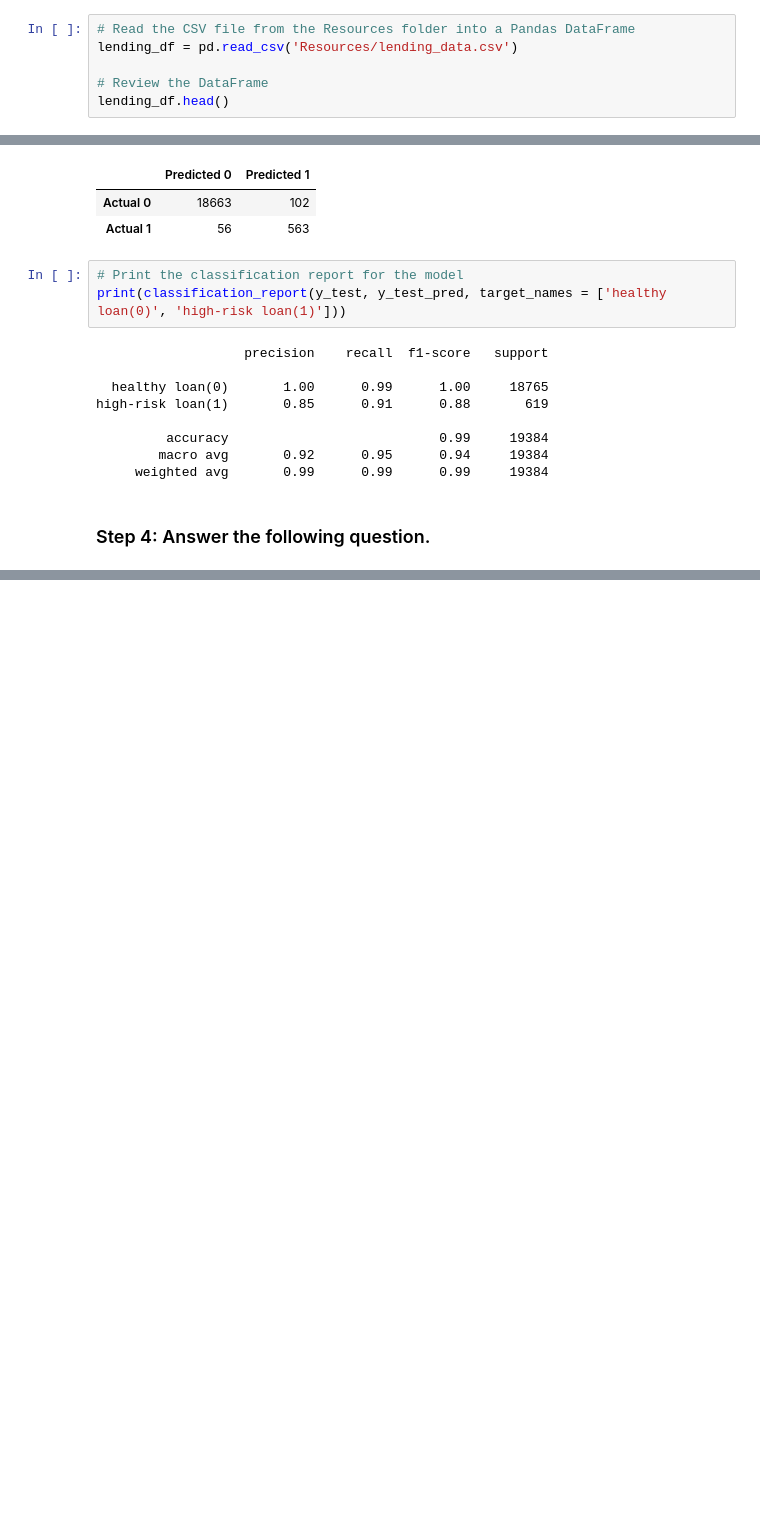
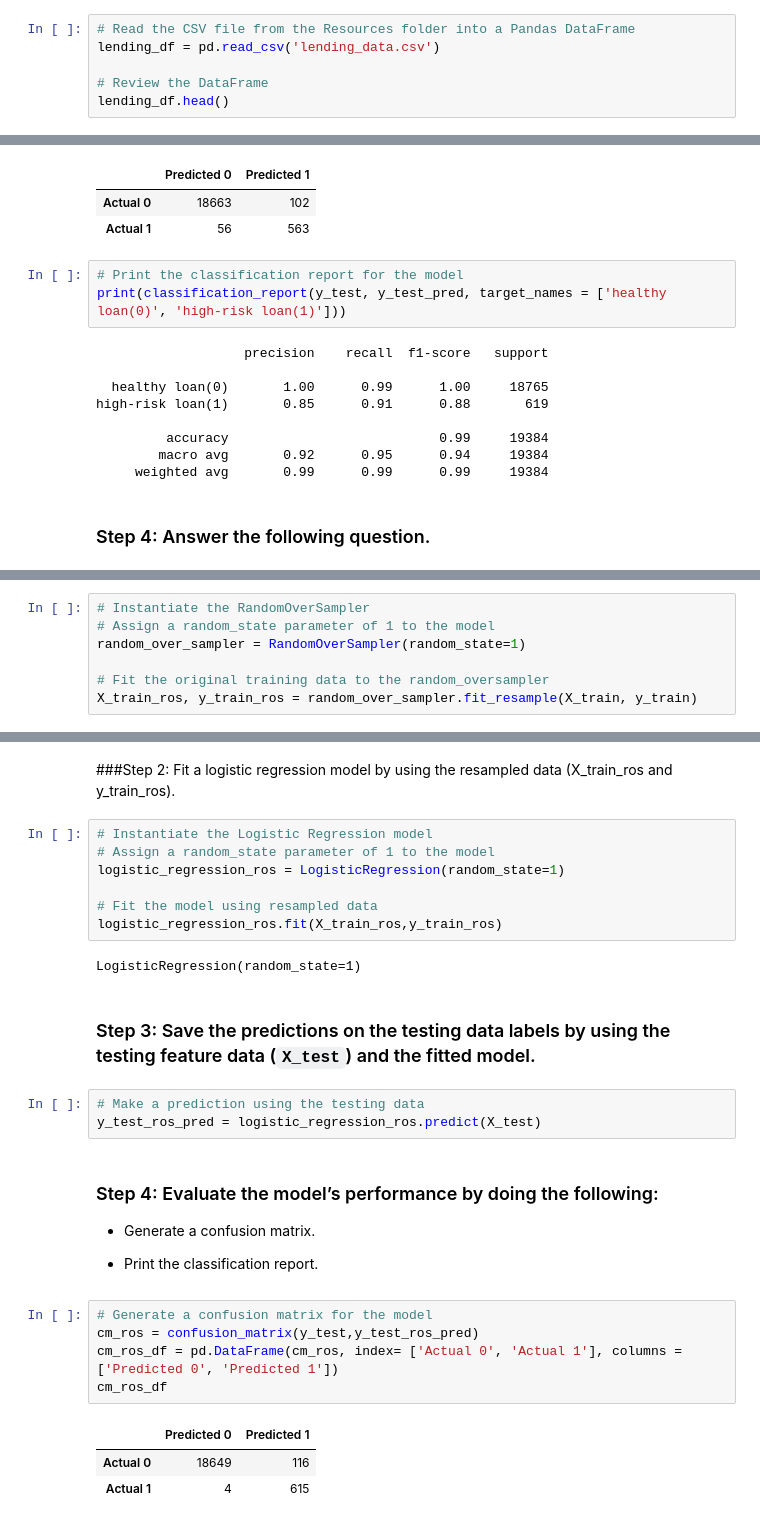
Before and after one commit to s0uravk/credit-risk-classification, a Jupyter notebook: credit_risk_classification.ipynb, the cells around one changed output, grey strips where cells are left out. Cells and saved outputs as stored; diff of their text form; blank space fills up the shorter version.

```diff
--- a/credit_risk_classification.ipynb
+++ b/credit_risk_classification.ipynb
@@ -12,7 +21,7 @@ from sklearn.metrics import confusion_matrix, classification_report
 ### Step 1: Read the `lending_data.csv` data from the `Resources` folder into a Pandas DataFrame.
 # %%
 # Read the CSV file from the Resources folder into a Pandas DataFrame
-lending_df = pd.read_csv('Resources/lending_data.csv')
+lending_df = pd.read_csv('lending_data.csv')
 
 # Review the DataFrame
 lending_df.head()
@@ -116,0 +129,7 @@ high-risk loan(1)       0.85      0.91      0.88       619
+# %%
+# Instantiate the RandomOverSampler
+# Assign a random_state parameter of 1 to the model
+random_over_sampler = RandomOverSampler(random_state=1)
+
+# Fit the original training data to the random_oversampler
+X_train_ros, y_train_ros = random_over_sampler.fit_resample(X_train, y_train)
@@ -116,0 +143,31 @@ high-risk loan(1)       0.85      0.91      0.88       619
+# %% [markdown]
+###Step 2: Fit a logistic regression model by using the resampled data (X_train_ros and y_train_ros).
+# %%
+# Instantiate the Logistic Regression model
+# Assign a random_state parameter of 1 to the model
+logistic_regression_ros = LogisticRegression(random_state=1)
+
+# Fit the model using resampled data
+logistic_regression_ros.fit(X_train_ros,y_train_ros)
+# %% [output]
+LogisticRegression(random_state=1)
+# %% [markdown]
+### Step 3: Save the predictions on the testing data labels by using the testing feature data (`X_test`) and the fitted model.
+# %%
+# Make a prediction using the testing data
+y_test_ros_pred = logistic_regression_ros.predict(X_test)
+# %% [markdown]
+### Step 4: Evaluate the model’s performance by doing the following:
+
+* Generate a confusion matrix.
+
+* Print the classification report.
+# %%
+# Generate a confusion matrix for the model
+cm_ros = confusion_matrix(y_test,y_test_ros_pred)
+cm_ros_df = pd.DataFrame(cm_ros, index= ['Actual 0', 'Actual 1'], columns = ['Predicted 0', 'Predicted 1'])
+cm_ros_df
+# %% [output]
+|  | Predicted 0 | Predicted 1 |
+| Actual 0 | 18649 | 116 |
+| Actual 1 | 4 | 615 |
```
Also changed, not shown: parts of 11 cells of this notebook.
